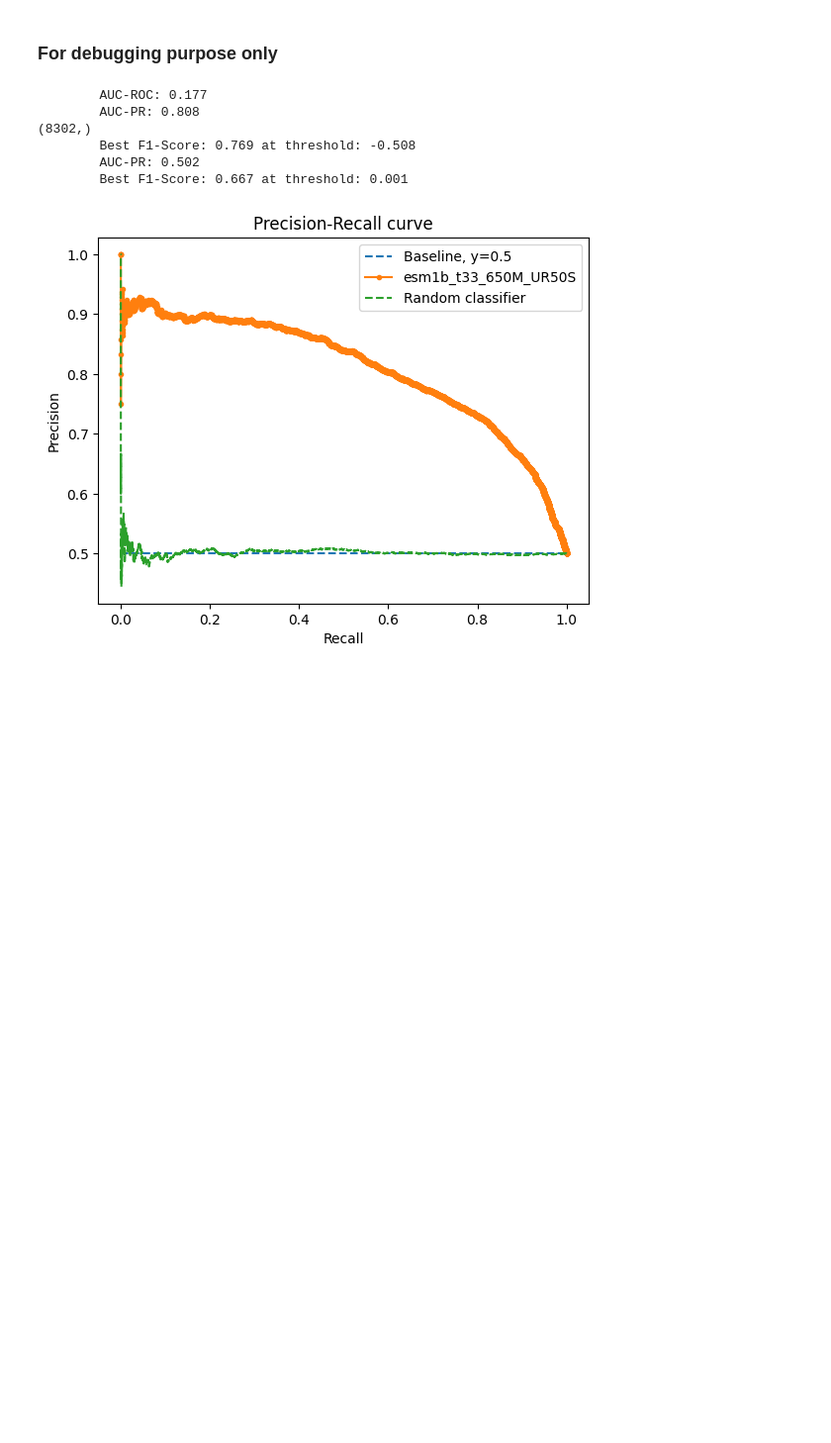
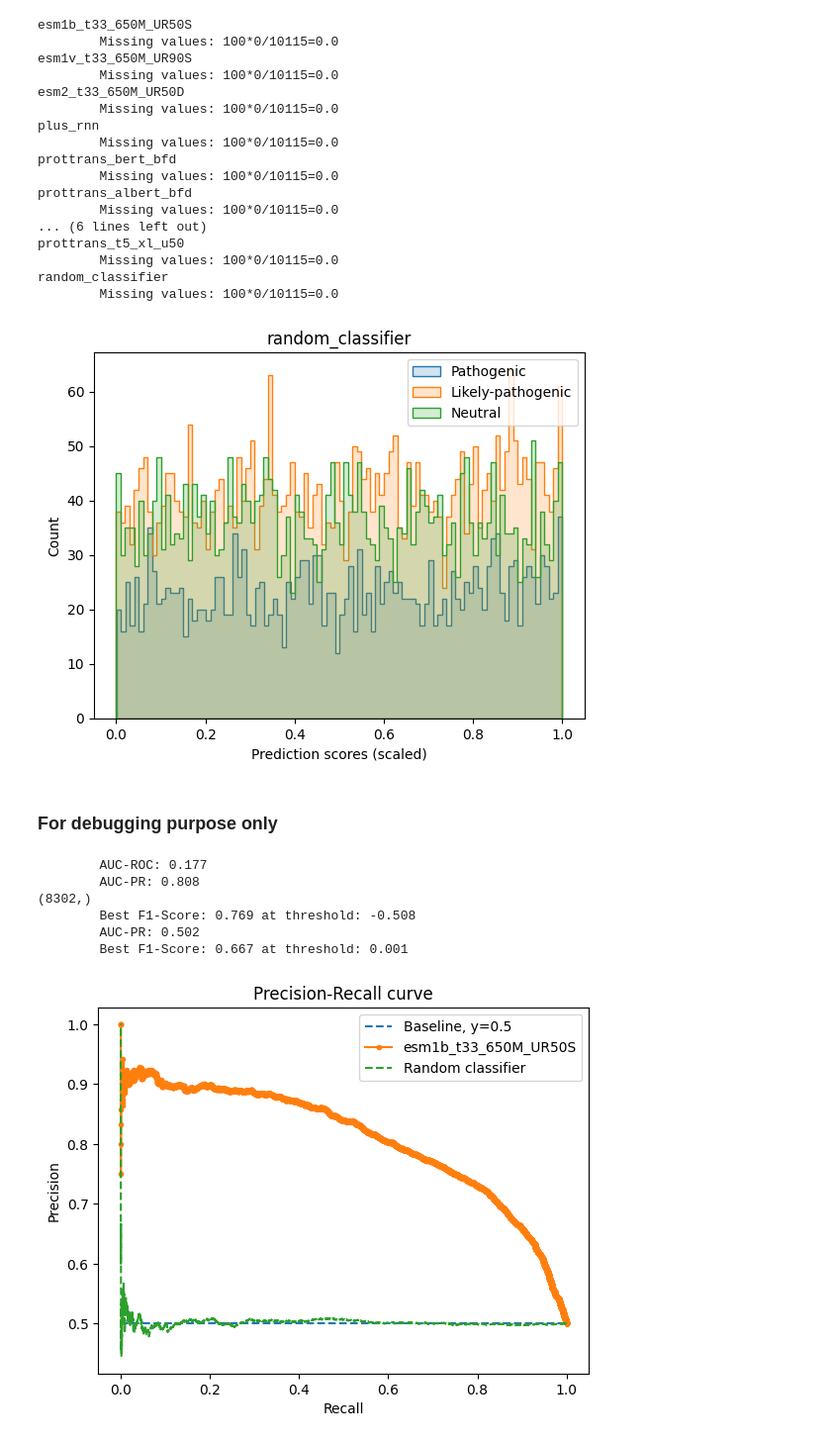
Before and after one commit to akabiraka/variant_effect_analysis, a Jupyter notebook: models/aa_common/performance_analysis_for_pathogenicity.ipynb, the cells around one changed output. Shown at 99% size. Drawn from its saved outputs; the diff is of its cells as text; code cells hidden in the pictures; blank space fills up the shorter version.

Commit message:
pathogenic analysis updated

```diff
--- a/models/aa_common/performance_analysis_for_pathogenicity.ipynb
+++ b/models/aa_common/performance_analysis_for_pathogenicity.ipynb
@@ -50,0 +318,16 @@ Index(['id', 'chrom_acc_version', 'chrom_pos', 'ref_allele', 'alt_allele',
+# %%
+output_file = home_dir+f"models/aa_common/performance_analysis/{task}_{positive_cls}_vs_{negative_cls}_analysis.csv"
+
+out = open(output_file, 'w')
+out.write("Models\\Metrics")
+for metric in metrics:
+    out.write(f"\t{metric}")
+out.write("\n")
+
+for (model_name, performance_scores) in performance_scores_dict.items():
+    out.write(f"{model_name}")
+    for score in performance_scores:
+        out.write(f"\t{score:.3f}")
+    out.write("\n")
+
+out.close()
@@ -50,0 +336,46 @@ Index(['id', 'chrom_acc_version', 'chrom_pos', 'ref_allele', 'alt_allele',
+# %%
+import matplotlib.pyplot as plt
+import seaborn as sns
+
+def plot_distribution(result_df):
+    df = result_df.copy(deep=True)
+    plt.cla()
+
+    patho = result_df[result_df["class"]=="pathogenic"]
+    likely_patho = result_df[result_df["class"]=="likely_pathogenic"]
+    neutral = result_df[result_df["class"]=="neutral"]
+
+    bins = 100 # 20, 100, 500
+    # plt.hist(knock_out["pred"], bins=bins, density=False, log=False, alpha=.4, label=f"Knock-out")
+    # plt.hist(no_effect["pred"], bins=bins, density=False, log=False, alpha=.4, label=f"No-effect")
+    # plt.hist(effect["pred"], bins=bins, density=False, log=False, alpha=.4, label=f"Effect")
+
+    sns.histplot(patho["pred"], bins=bins, label=f"Pathogenic", element="step", alpha=.2)
+    sns.histplot(likely_patho["pred"], bins=bins, label=f"Likely-pathogenic", element="step", alpha=.2)
+    sns.histplot(neutral["pred"], bins=bins, label=f"Neutral", element="step", alpha=.2)
+
+    plt.title(f"{model_name}")
+    plt.legend()
+    plt.xlabel("Prediction scores (scaled)")
+    plt.ylabel("Count")
+    # plt.show()
+    plt.savefig(home_dir+f"models/aa_common/pred_scores_distribution_plots_pathogenicity_analysis/{model_name}.png", dpi=300, format="png", bbox_inches='tight', pad_inches=0.0)
+
+
+for i, (model_root, model_name) in enumerate(model_root_and_name_tuple_list):
+    # model_name = "esm2_t33_650M_UR50D"
+    print(model_name)
+    model_pred_col = model_name + "_pred"
+    if model_name=="random_classifier":
+        result_df[model_pred_col] = [random.uniform(0,1) for i in range(result_df.shape[0])]
+
+    result_df["pred"]=(result_df[model_pred_col]-result_df[model_pred_col].min())/(result_df[model_pred_col].max()-result_df[model_pred_col].min()) # scaling prediction scores between [0, 1]
+
+    non_nan_result_df, _ = get_non_nan_df(result_df, model_pred_col)
+
+    if model_name in models_smaller_means_damaging:
+        non_nan_result_df['pred'] = non_nan_result_df['pred'].multiply(-1)
+
+    plot_distribution(non_nan_result_df)
+    # break
+# %% [output]
@@ -51,3 +410,21 @@ Index(['id', 'chrom_acc_version', 'chrom_pos', 'ref_allele', 'alt_allele',
+esm1b_t33_650M_UR50S
+        Missing values: 100*0/10115=0.0
+esm1v_t33_650M_UR90S
+        Missing values: 100*0/10115=0.0
+esm2_t33_650M_UR50D
+        Missing values: 100*0/10115=0.0
+plus_rnn
+        Missing values: 100*0/10115=0.0
+prottrans_bert_bfd
+        Missing values: 100*0/10115=0.0
+prottrans_albert_bfd
+        Missing values: 100*0/10115=0.0
+... (6 lines left out)
+prottrans_t5_xl_u50
+        Missing values: 100*0/10115=0.0
+random_classifier
+        Missing values: 100*0/10115=0.0
+[figure, added]
 # %% [markdown]
 ### For debugging purpose only
 # %%
```
Also changed, not shown: parts of 10 cells of this notebook, 1 other file.
